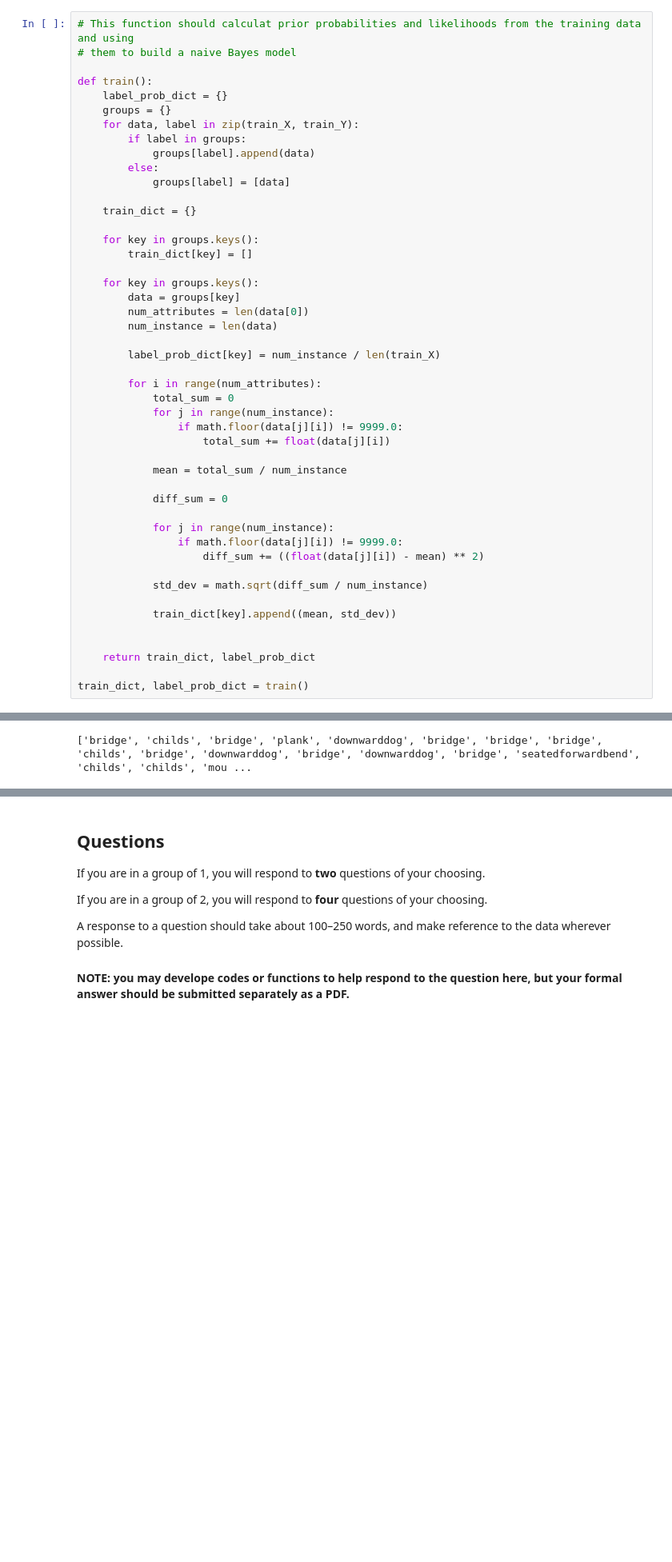
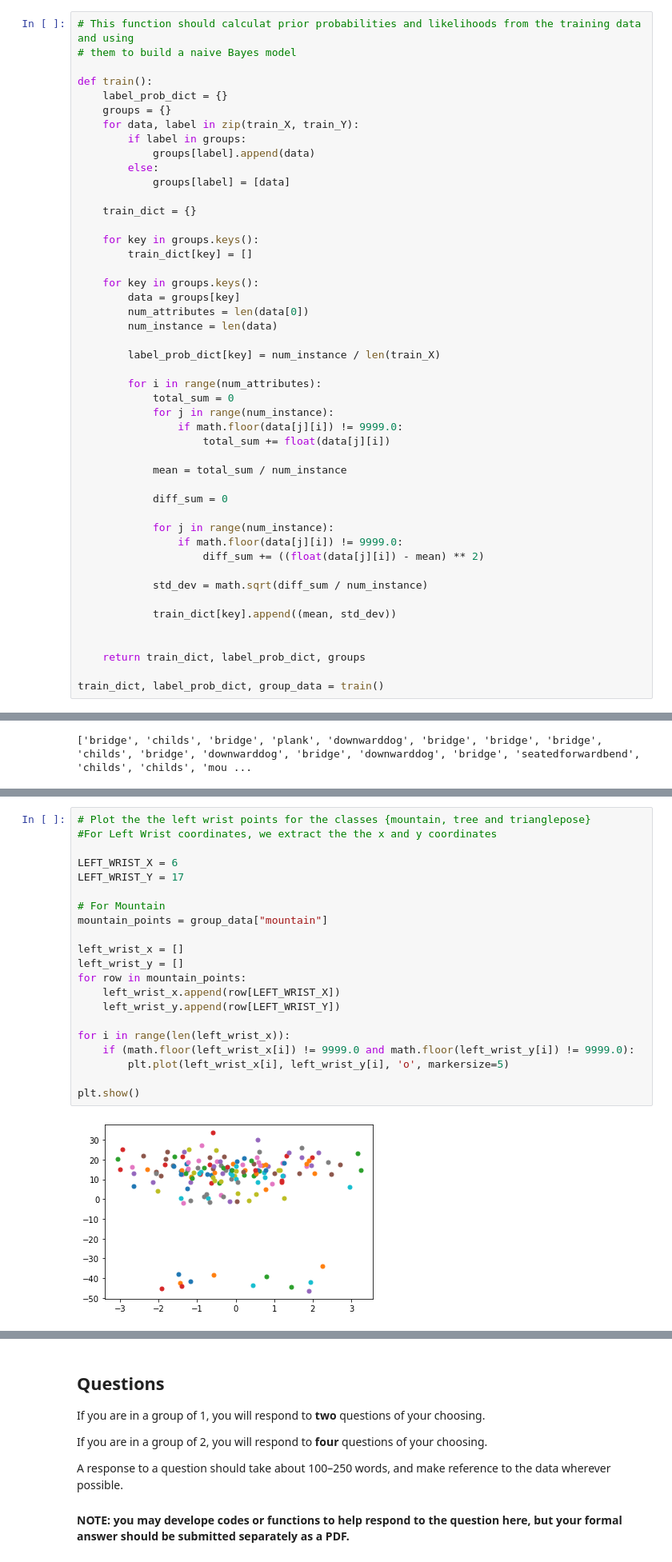
Before and after one commit to ilaylow/ML_Project_1, a Jupyter notebook: Ley_Notebook.ipynb, the cells around one changed output, grey strips where cells are left out. Shown at 80% size. Drawn from its saved outputs; the diff is of its cells as text; blank space fills up the shorter version.

```diff
--- a/Ley_Notebook.ipynb
+++ b/Ley_Notebook.ipynb
@@ -115,9 +118,9 @@ def train():
             train_dict[key].append((mean, std_dev))
 
 
-    return train_dict, label_prob_dict
+    return train_dict, label_prob_dict, groups
 
-train_dict, label_prob_dict = train()
+train_dict, label_prob_dict, group_data = train()
 # %%
 def GaussianFunction(x, mean, std_dev):
     x = float(x)
@@ -283,0 +292,23 @@ Weighted Average F1 Score: 0.7491480271781102
+# %%
+# Plot the the left wrist points for the classes {mountain, tree and trianglepose}
+#For Left Wrist coordinates, we extract the the x and y coordinates
+
+LEFT_WRIST_X = 6
+LEFT_WRIST_Y = 17
+
+# For Mountain
+mountain_points = group_data["mountain"]
+
+left_wrist_x = []
+left_wrist_y = []
+for row in mountain_points:
+    left_wrist_x.append(row[LEFT_WRIST_X])
+    left_wrist_y.append(row[LEFT_WRIST_Y])
+
+for i in range(len(left_wrist_x)):
+    if (math.floor(left_wrist_x[i]) != 9999.0 and math.floor(left_wrist_y[i]) != 9999.0):
+        plt.plot(left_wrist_x[i], left_wrist_y[i], 'o', markersize=5)
+
+plt.show()
+# %% [output]
+[figure, added]
```
Also changed, not shown: parts of 7 cells of this notebook, 3 other files.
